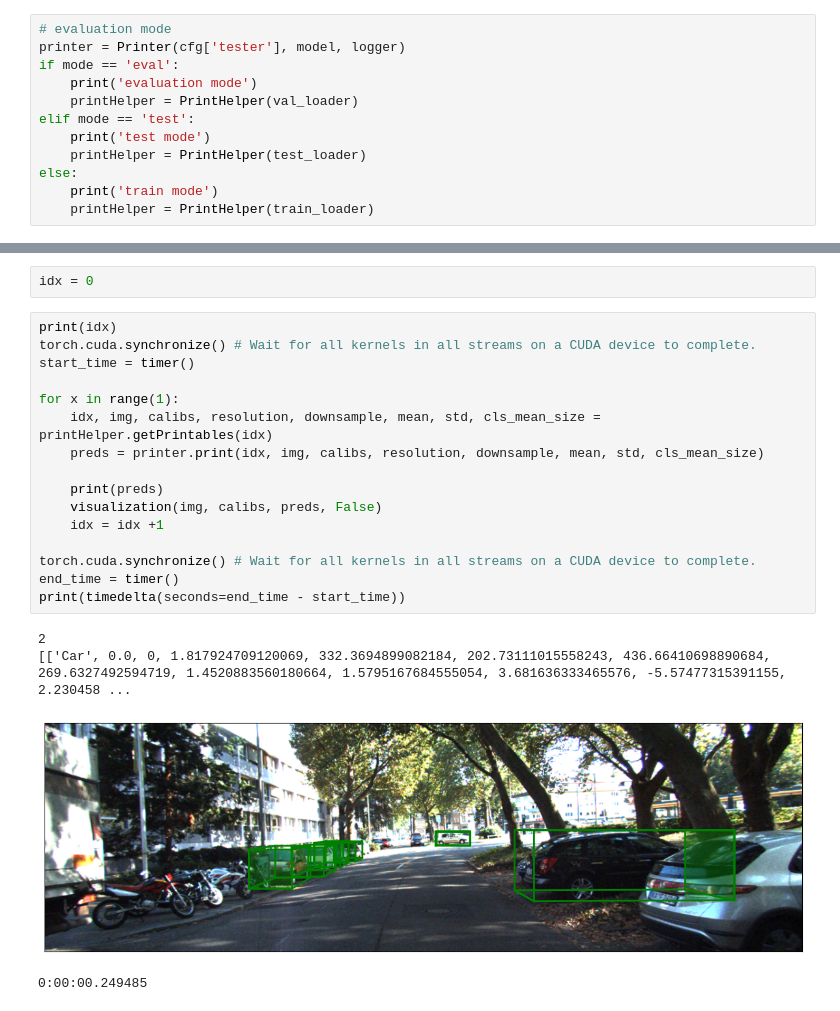
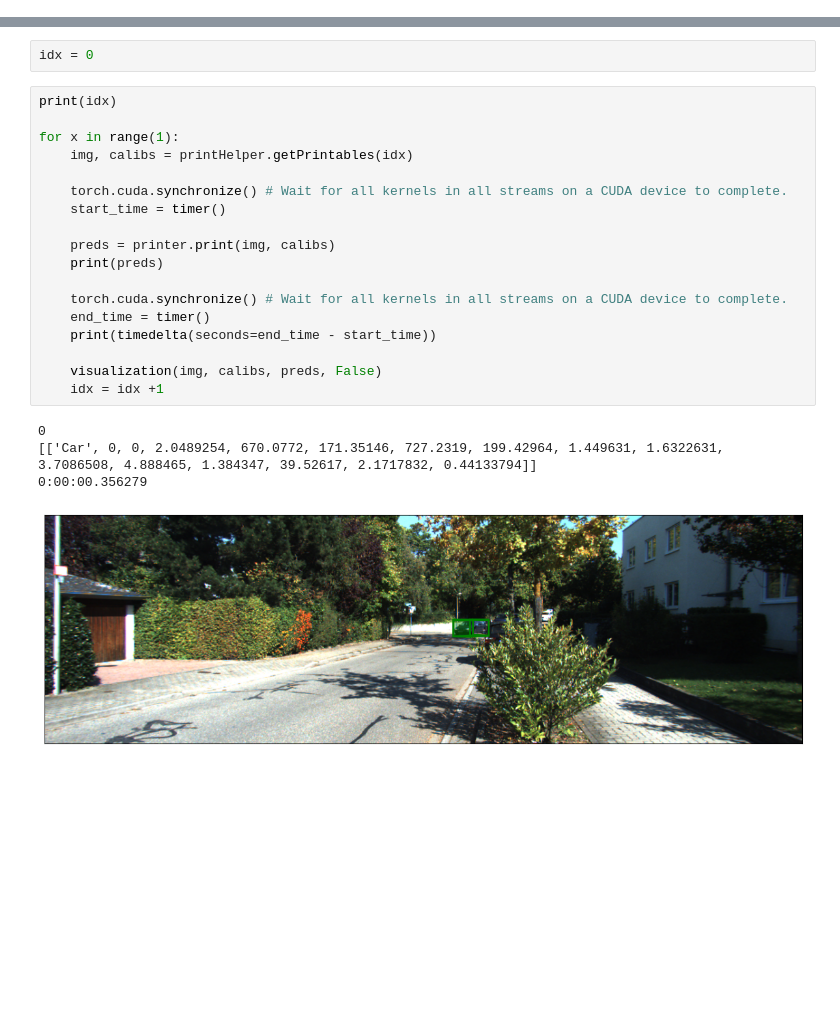
Before and after one commit to Akos0628/MonoDetectors, a Jupyter notebook: visualize.ipynb, the cells around one changed output, grey strips where cells are left out. Cells and saved outputs as stored; diff of their text form; blank space fills up the shorter version.

```diff
--- a/visualize.ipynb
+++ b/visualize.ipynb
@@ -73,12 +40,0 @@ Cached:    0.2 GB
-# %%
-# evaluation mode
-printer = Printer(cfg['tester'], model, logger)
-if mode == 'eval':
-    print('evaluation mode')
-    printHelper = PrintHelper(val_loader)
-elif mode == 'test':
-    print('test mode')
-    printHelper = PrintHelper(test_loader)
-else:
-    print('train mode')
-    printHelper = PrintHelper(train_loader)
@@ -92,22 +42,24 @@ test mode
 idx = 0
 # %%
 print(idx)
-torch.cuda.synchronize() # Wait for all kernels in all streams on a CUDA device to complete.
-start_time = timer()
 
 for x in range(1):
-    idx, img, calibs, resolution, downsample, mean, std, cls_mean_size = printHelper.getPrintables(idx)
-    preds = printer.print(idx, img, calibs, resolution, downsample, mean, std, cls_mean_size)
+    img, calibs = printHelper.getPrintables(idx)
 
+    torch.cuda.synchronize() # Wait for all kernels in all streams on a CUDA device to complete.
+    start_time = timer()
+
+    preds = printer.print(img, calibs)
     print(preds)
+
+    torch.cuda.synchronize() # Wait for all kernels in all streams on a CUDA device to complete.
+    end_time = timer()
+    print(timedelta(seconds=end_time - start_time))
+
     visualization(img, calibs, preds, False)
     idx = idx +1
-
-torch.cuda.synchronize() # Wait for all kernels in all streams on a CUDA device to complete.
-end_time = timer()
-print(timedelta(seconds=end_time - start_time))
 # %% [output]
-2
-[['Car', 0.0, 0, 1.817924709120069, 332.3694899082184, 202.73111015558243, 436.66410698890684, 269.6327492594719, 1.4520883560180664, 1.5795167684555054, 3.681636333465576, -5.57477315391155, 2.230458 ...
+0
+[['Car', 0, 0, 2.0489254, 670.0772, 171.35146, 727.2319, 199.42964, 1.449631, 1.6322631, 3.7086508, 4.888465, 1.384347, 39.52617, 2.1717832, 0.44133794]]
+0:00:00.356279
-[figure, old version]
+[figure, new version]
-0:00:00.249485
```
Also changed, not shown: parts of 3 cells of this notebook, 17 other files.
